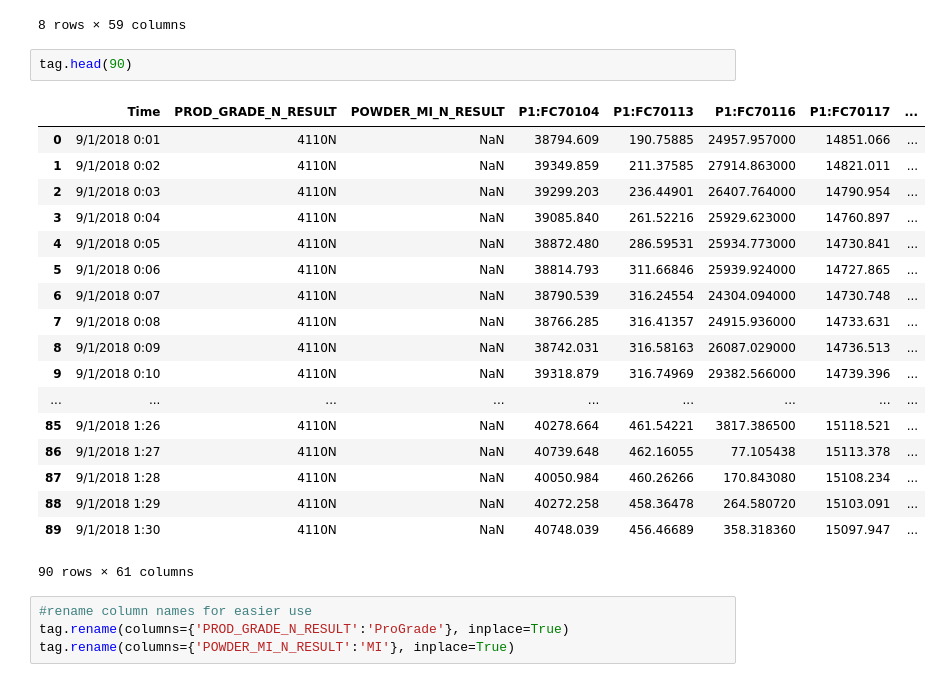
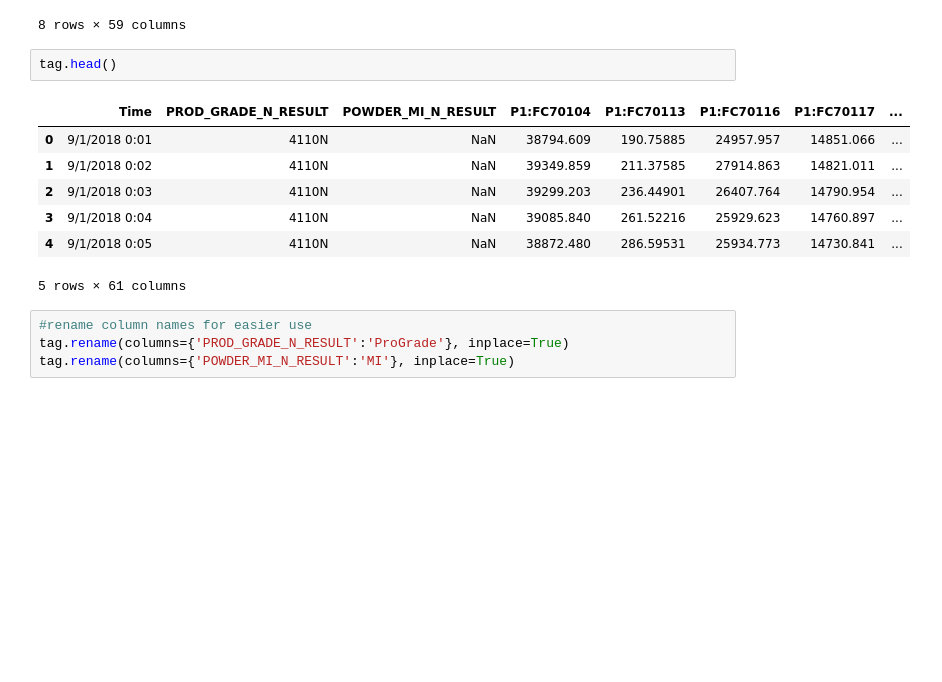
Before and after one commit to sanguis09/Capstone-project, a Jupyter notebook: src/Data Exploration.ipynb, the cells around one changed output. Saved outputs shown, nothing was run; the diff lists cells and outputs as text; blank space fills up the shorter version.

```diff
--- a/src/Data Exploration.ipynb
+++ b/src/Data Exploration.ipynb
@@ -25,26 +26,15 @@ tag.describe()  #summary of tag data
 | max | 36.070000 | 54140.277000 | 854.803280 | 119999.940000 | 44732.734000 | 13357.232000 | 18000.000000 | ... |
 8 rows × 59 columns
 # %%
-tag.head(90)
+tag.head()
 # %% [output]
 |  | Time | PROD_GRADE_N_RESULT | POWDER_MI_N_RESULT | P1:FC70104 | P1:FC70113 | P1:FC70116 | P1:FC70117 | ... |
-| 0 | 9/1/2018 0:01 | 4110N | NaN | 38794.609 | 190.75885 | 24957.957000 | 14851.066 | ... |
-| 1 | 9/1/2018 0:02 | 4110N | NaN | 39349.859 | 211.37585 | 27914.863000 | 14821.011 | ... |
-| 2 | 9/1/2018 0:03 | 4110N | NaN | 39299.203 | 236.44901 | 26407.764000 | 14790.954 | ... |
-| 3 | 9/1/2018 0:04 | 4110N | NaN | 39085.840 | 261.52216 | 25929.623000 | 14760.897 | ... |
-| 4 | 9/1/2018 0:05 | 4110N | NaN | 38872.480 | 286.59531 | 25934.773000 | 14730.841 | ... |
-| 5 | 9/1/2018 0:06 | 4110N | NaN | 38814.793 | 311.66846 | 25939.924000 | 14727.865 | ... |
-| 6 | 9/1/2018 0:07 | 4110N | NaN | 38790.539 | 316.24554 | 24304.094000 | 14730.748 | ... |
-| 7 | 9/1/2018 0:08 | 4110N | NaN | 38766.285 | 316.41357 | 24915.936000 | 14733.631 | ... |
-| 8 | 9/1/2018 0:09 | 4110N | NaN | 38742.031 | 316.58163 | 26087.029000 | 14736.513 | ... |
-| 9 | 9/1/2018 0:10 | 4110N | NaN | 39318.879 | 316.74969 | 29382.566000 | 14739.396 | ... |
-| ... | ... | ... | ... | ... | ... | ... | ... | ... |
-| 85 | 9/1/2018 1:26 | 4110N | NaN | 40278.664 | 461.54221 | 3817.386500 | 15118.521 | ... |
-| 86 | 9/1/2018 1:27 | 4110N | NaN | 40739.648 | 462.16055 | 77.105438 | 15113.378 | ... |
-| 87 | 9/1/2018 1:28 | 4110N | NaN | 40050.984 | 460.26266 | 170.843080 | 15108.234 | ... |
-| 88 | 9/1/2018 1:29 | 4110N | NaN | 40272.258 | 458.36478 | 264.580720 | 15103.091 | ... |
-| 89 | 9/1/2018 1:30 | 4110N | NaN | 40748.039 | 456.46689 | 358.318360 | 15097.947 | ... |
+| 0 | 9/1/2018 0:01 | 4110N | NaN | 38794.609 | 190.75885 | 24957.957 | 14851.066 | ... |
+| 1 | 9/1/2018 0:02 | 4110N | NaN | 39349.859 | 211.37585 | 27914.863 | 14821.011 | ... |
+| 2 | 9/1/2018 0:03 | 4110N | NaN | 39299.203 | 236.44901 | 26407.764 | 14790.954 | ... |
+| 3 | 9/1/2018 0:04 | 4110N | NaN | 39085.840 | 261.52216 | 25929.623 | 14760.897 | ... |
+| 4 | 9/1/2018 0:05 | 4110N | NaN | 38872.480 | 286.59531 | 25934.773 | 14730.841 | ... |
-90 rows × 61 columns
+5 rows × 61 columns
 # %%
 #rename column names for easier use
 tag.rename(columns={'PROD_GRADE_N_RESULT':'ProGrade'}, inplace=True)
```
Also changed, not shown: parts of 5 cells of this notebook.
